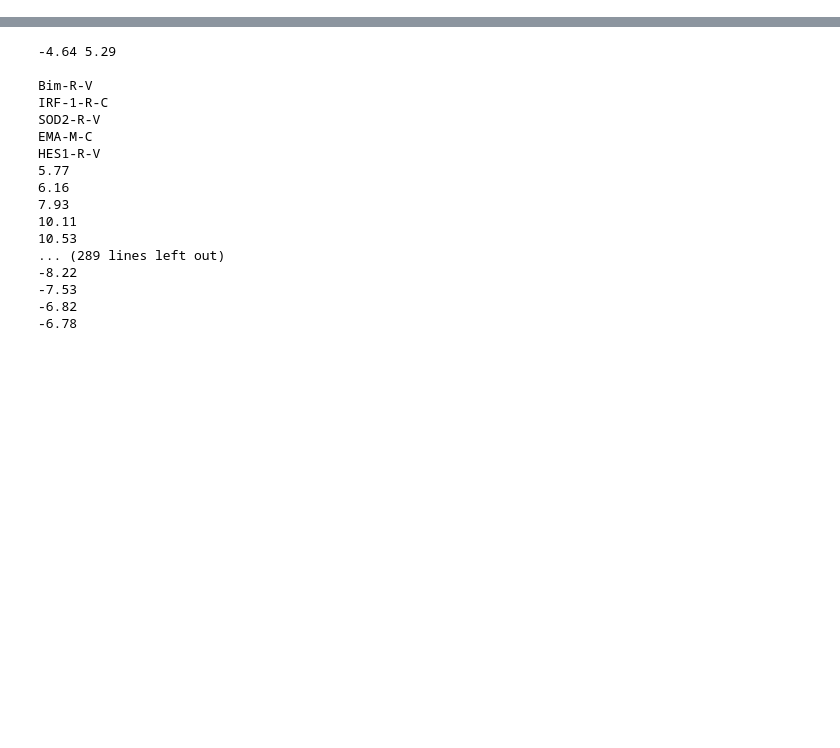
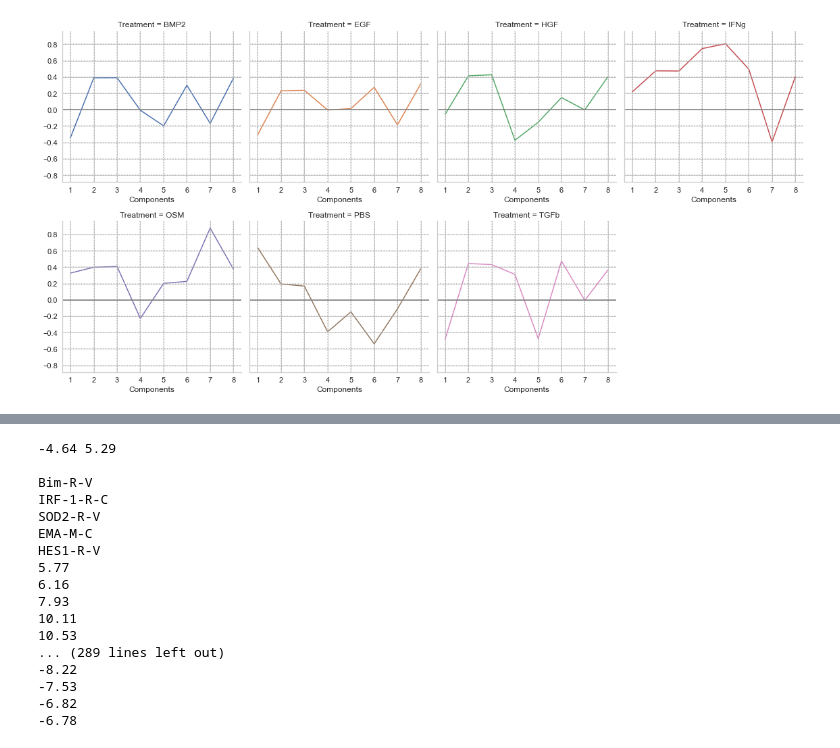
Before and after one commit to meyer-lab/tfac-ccle, a Jupyter notebook: ProteinFactors.ipynb, the cells around one changed output, grey strips where cells are left out. Cells and saved outputs as stored; diff of their text form; code cells hidden in the pictures; blank space fills up the shorter version.

```diff
--- a/ProteinFactors.ipynb
+++ b/ProteinFactors.ipynb
@@ -48,2 +37,6 @@ results = cp_decomp(zscore_tensor_bymeasurement, 13)
 comps = reorient_factors(results[1])
+# %%
+separate_treatmentPlot(comps[0], treatments)
+# %% [output]
+[figure, added]
 # %%
```
Also changed, not shown: parts of 6 cells of this notebook, 4 other files.
